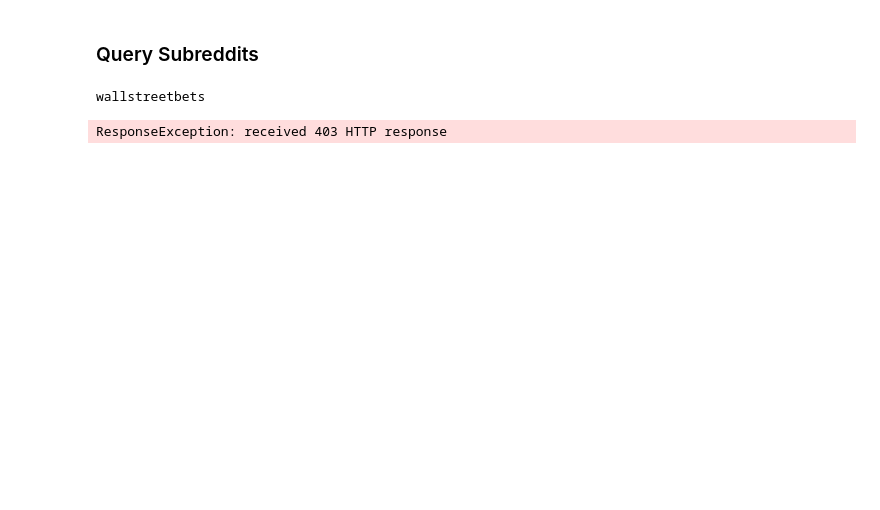
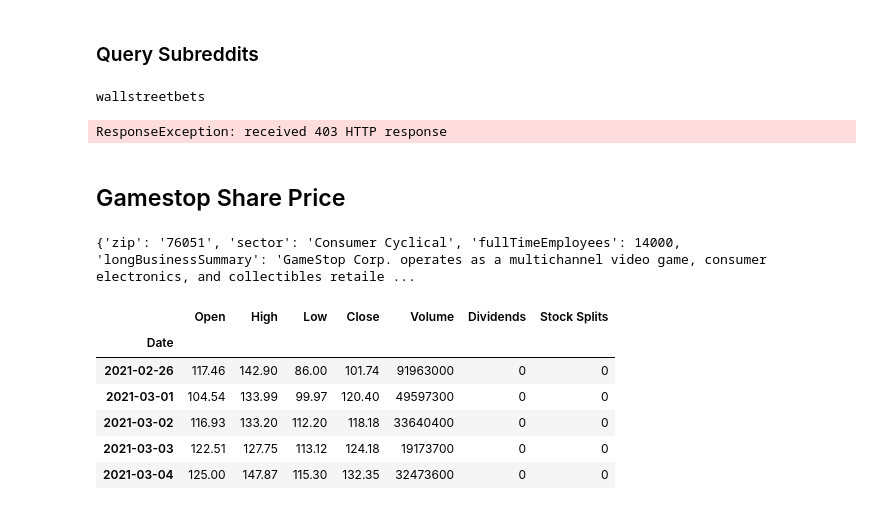
Before and after one commit to Morgan-Sell/udac-deng-bstorm, a Jupyter notebook: scrap_paper.ipynb, the cells around one changed output. Saved outputs shown, nothing was run; the diff lists cells and outputs as text; code cells hidden in the pictures; blank space fills up the shorter version.

Commit message:
install yahoo finance api to obtain GME and AMC share prices

```diff
--- a/scrap_paper.ipynb
+++ b/scrap_paper.ipynb
@@ -55,3 +62,27 @@ for sub in subs:
         post_df.to_csv(sub + "_" + item + "_" + "subreddit.csv")
 # %% [output]
 ResponseException: received 403 HTTP response
+# %% [markdown]
+## Gamestop Share Price
+# %%
+
+
+gme = yf.Ticker("GME")
+
+# get stock info
+print(gme.info)
+
+# get historical market data
+hist = gme.history(period="90d")
+# %% [output]
+{'zip': '76051', 'sector': 'Consumer Cyclical', 'fullTimeEmployees': 14000, 'longBusinessSummary': 'GameStop Corp. operates as a multichannel video game, consumer electronics, and collectibles retaile ...
+# %%
+hist
+# %% [output]
+|  | Open | High | Low | Close | Volume | Dividends | Stock Splits |
+| Date |  |  |  |  |  |  |  |
+| 2021-02-26 | 117.46 | 142.90 | 86.00 | 101.74 | 91963000 | 0 | 0 |
+| 2021-03-01 | 104.54 | 133.99 | 99.97 | 120.40 | 49597300 | 0 | 0 |
+| 2021-03-02 | 116.93 | 133.20 | 112.20 | 118.18 | 33640400 | 0 | 0 |
+| 2021-03-03 | 122.51 | 127.75 | 113.12 | 124.18 | 19173700 | 0 | 0 |
+| 2021-03-04 | 125.00 | 147.87 | 115.30 | 132.35 | 32473600 | 0 | 0 |
```
Also changed, not shown: parts of 5 cells of this notebook.
